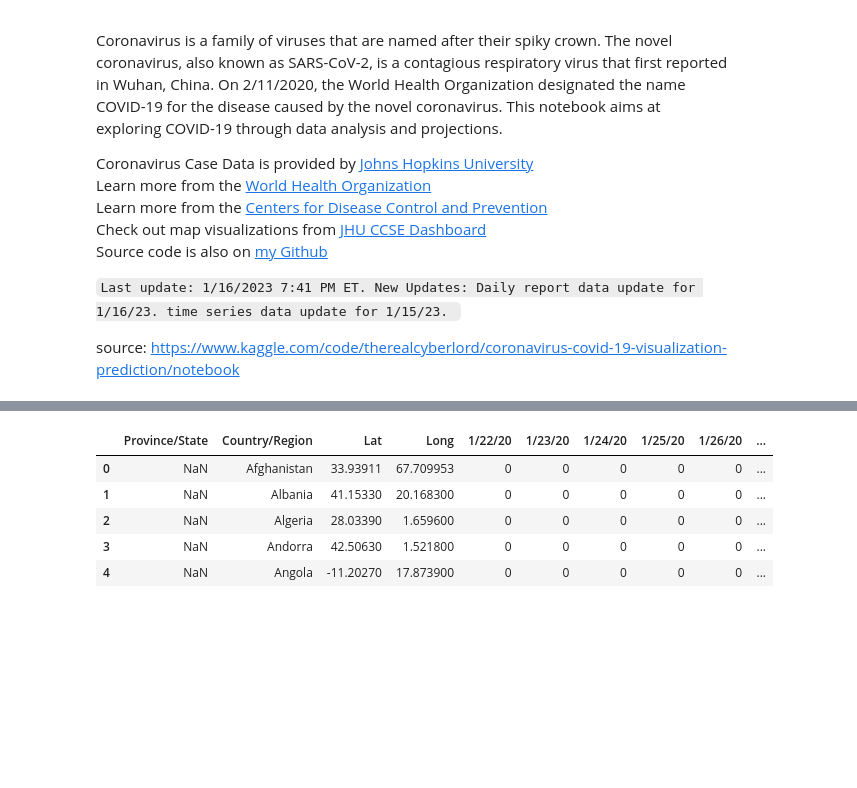
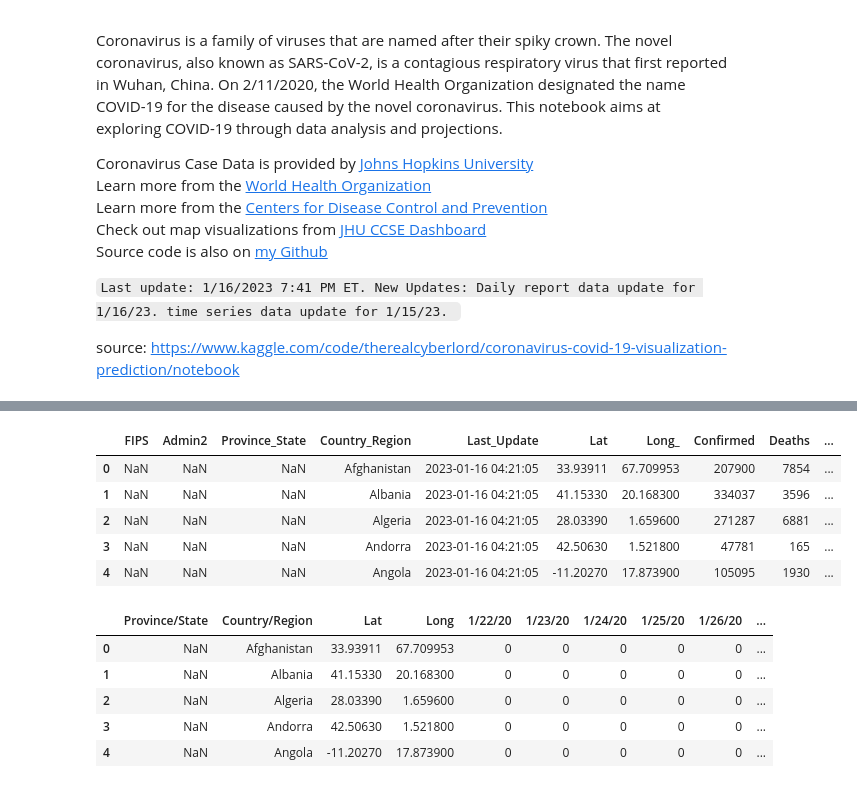
Before and after one commit to susanatavares/dlss24, a Jupyter notebook: Notes Class 3 - Lab 06.03 - Data Analysis.ipynb, the cells around one changed output, grey strips where cells are left out. Saved outputs shown, nothing was run; the diff lists cells and outputs as text; code cells hidden in the pictures; blank space fills up the shorter version.

```diff
--- a/Notes Class 3 - Lab 06.03 - Data Analysis.ipynb
+++ b/Notes Class 3 - Lab 06.03 - Data Analysis.ipynb
@@ -80,3 +110,12 @@ latest_data = pd.read_csv('https://raw.githubusercontent.com/CSSEGISandData/COVI
+# %%
+latest_data.head()
+# %% [output]
+|  | FIPS | Admin2 | Province_State | Country_Region | Last_Update | Lat | Long_ | Confirmed | Deaths | ... |
+| 0 | NaN | NaN | NaN | Afghanistan | 2023-01-16 04:21:05 | 33.93911 | 67.709953 | 207900 | 7854 | ... |
+| 1 | NaN | NaN | NaN | Albania | 2023-01-16 04:21:05 | 41.15330 | 20.168300 | 334037 | 3596 | ... |
+| 2 | NaN | NaN | NaN | Algeria | 2023-01-16 04:21:05 | 28.03390 | 1.659600 | 271287 | 6881 | ... |
+| 3 | NaN | NaN | NaN | Andorra | 2023-01-16 04:21:05 | 42.50630 | 1.521800 | 47781 | 165 | ... |
+| 4 | NaN | NaN | NaN | Angola | 2023-01-16 04:21:05 | -11.20270 | 17.873900 | 105095 | 1930 | ... |
 # %%
 confirmed_df.head()
 # %% [output]
```
Also changed, not shown: parts of 43 cells of this notebook, 2 other files.
